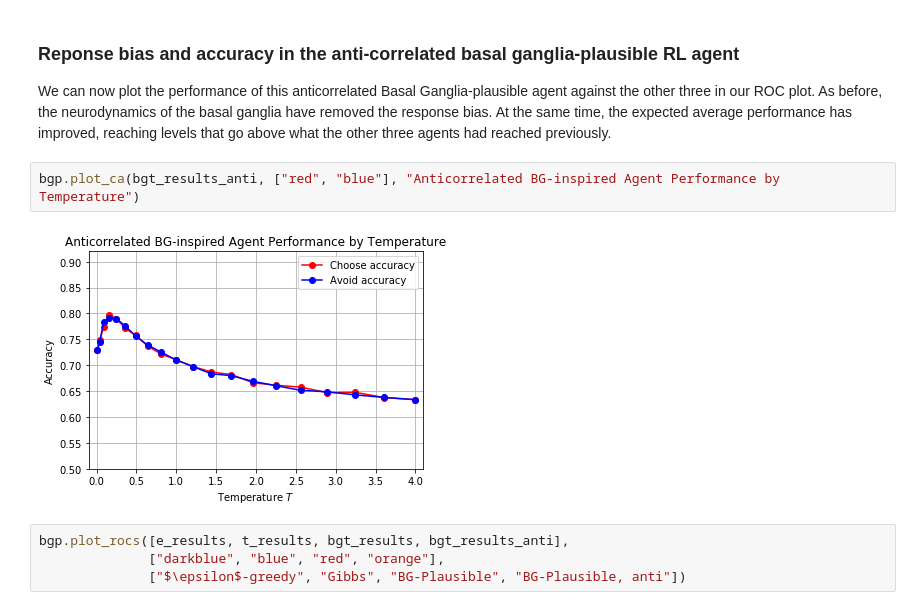
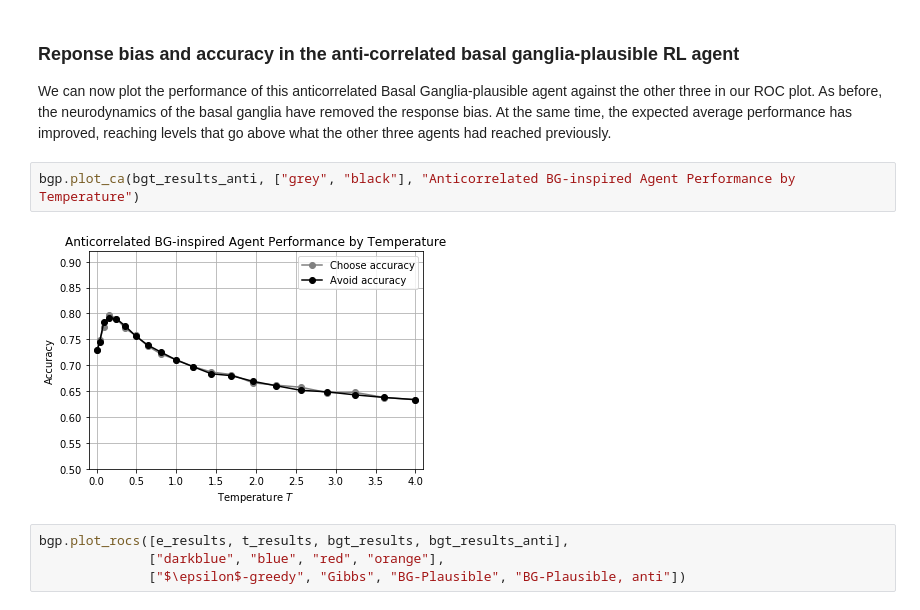
Before and after one commit to TheRealDrDre/RLBG, a Jupyter notebook: Simulations+Results.ipynb, the cells around one changed output. Saved outputs shown, nothing was run; the diff lists cells and outputs as text.

```diff
--- a/Simulations+Results.ipynb
+++ b/Simulations+Results.ipynb
@@ -260,9 +253,9 @@ bgp.plot_results(bgt_results_anti, T)
 
 We can now plot the performance of this anticorrelated Basal Ganglia-plausible agent against the other three in our ROC plot. As before, the neurodynamics of the basal ganglia have removed the response bias. At the same time, the expected average performance has improved, reaching levels that go above what the other three agents had reached previously.
 # %%
-bgp.plot_ca(bgt_results_anti, ["red", "blue"], "Anticorrelated BG-inspired Agent Performance by Temperature")
+bgp.plot_ca(bgt_results_anti, ["grey", "black"], "Anticorrelated BG-inspired Agent Performance by Temperature")
 # %% [output]
-[figure, old version]
+[figure, new version]
 # %%
 bgp.plot_rocs([e_results, t_results, bgt_results, bgt_results_anti],
               ["darkblue", "blue", "red", "orange"],
```
Also changed, not shown: parts of 3 cells of this notebook, 7 other files.
